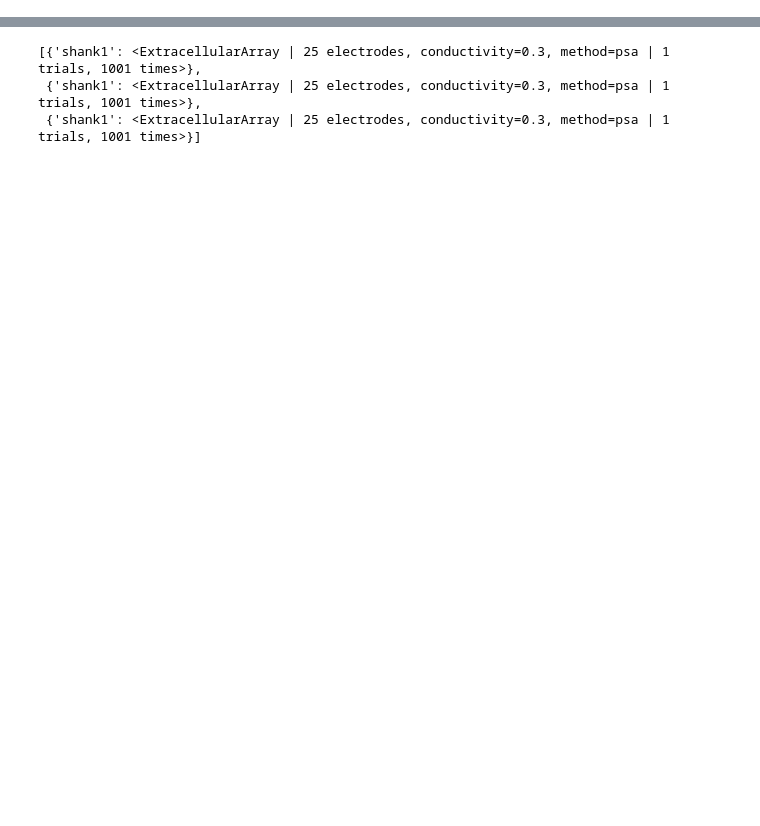
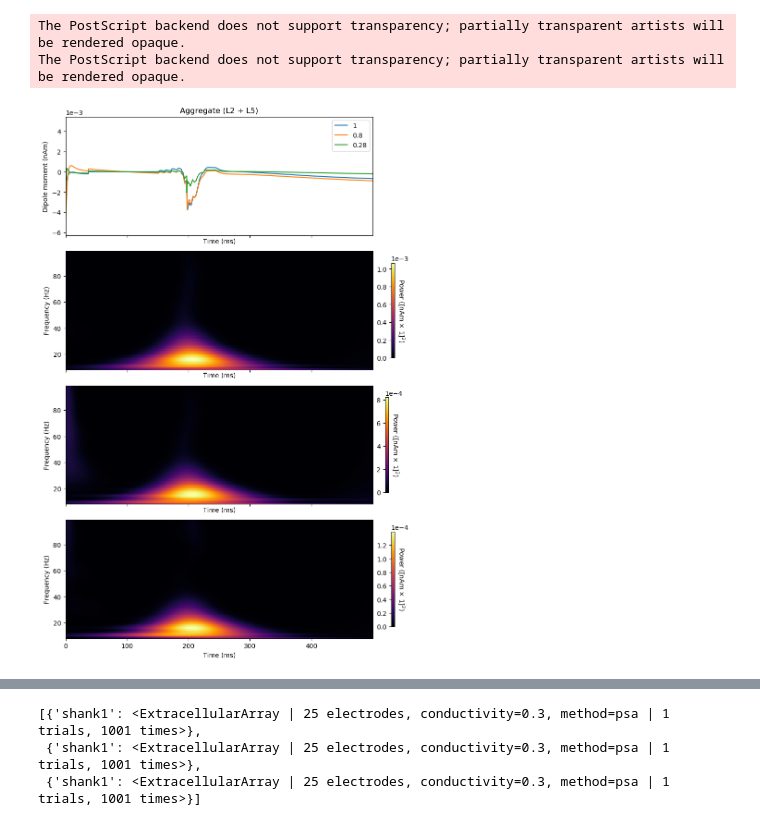
Before and after one commit to rythorpe/beta_modeling, a Jupyter notebook: sim_beta.ipynb, the cells around one changed output, grey strips where cells are left out. Saved outputs shown, nothing was run; the diff lists cells and outputs as text; code cells hidden in the pictures; blank space fills up the shorter version.

```diff
--- a/sim_beta.ipynb
+++ b/sim_beta.ipynb
@@ -171,0 +176,15 @@ plt.tight_layout()
+# %%
+import matplotlib as mpl
+mpl.rcParams.update(mpl.rcParamsDefault)
+
+fig, axes = plt.subplots(4, 1, sharex=True, figsize=(8, 12), constrained_layout=True)
+plot_dipole([dpl.copy() for dpl in dpl_list], ax=axes[0], show=False)
+axes[0].legend(scaling_factors)
+freqs = np.arange(8, 100)
+for idx, dpl in enumerate(dpl_list):
+    dpl.copy().plot_tfr_morlet(freqs, ax=axes[idx+1], show=False)
+fig.savefig(f'final_figures/spectrogram_dipole_scale.eps')
+# %% [output]
+The PostScript backend does not support transparency; partially transparent artists will be rendered opaque.
+The PostScript backend does not support transparency; partially transparent artists will be rendered opaque.
+[figure, added]
```
Also changed, not shown: parts of 5 cells of this notebook.
